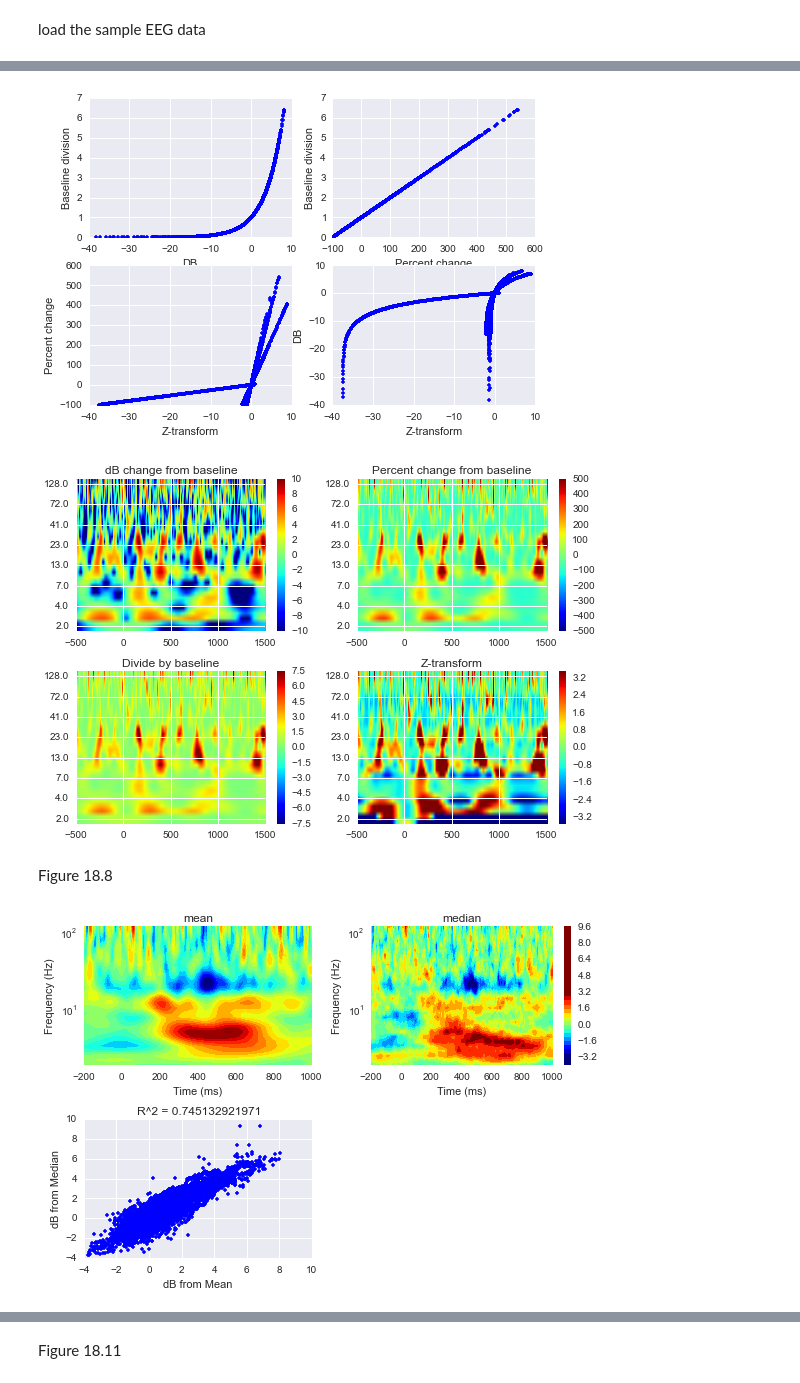
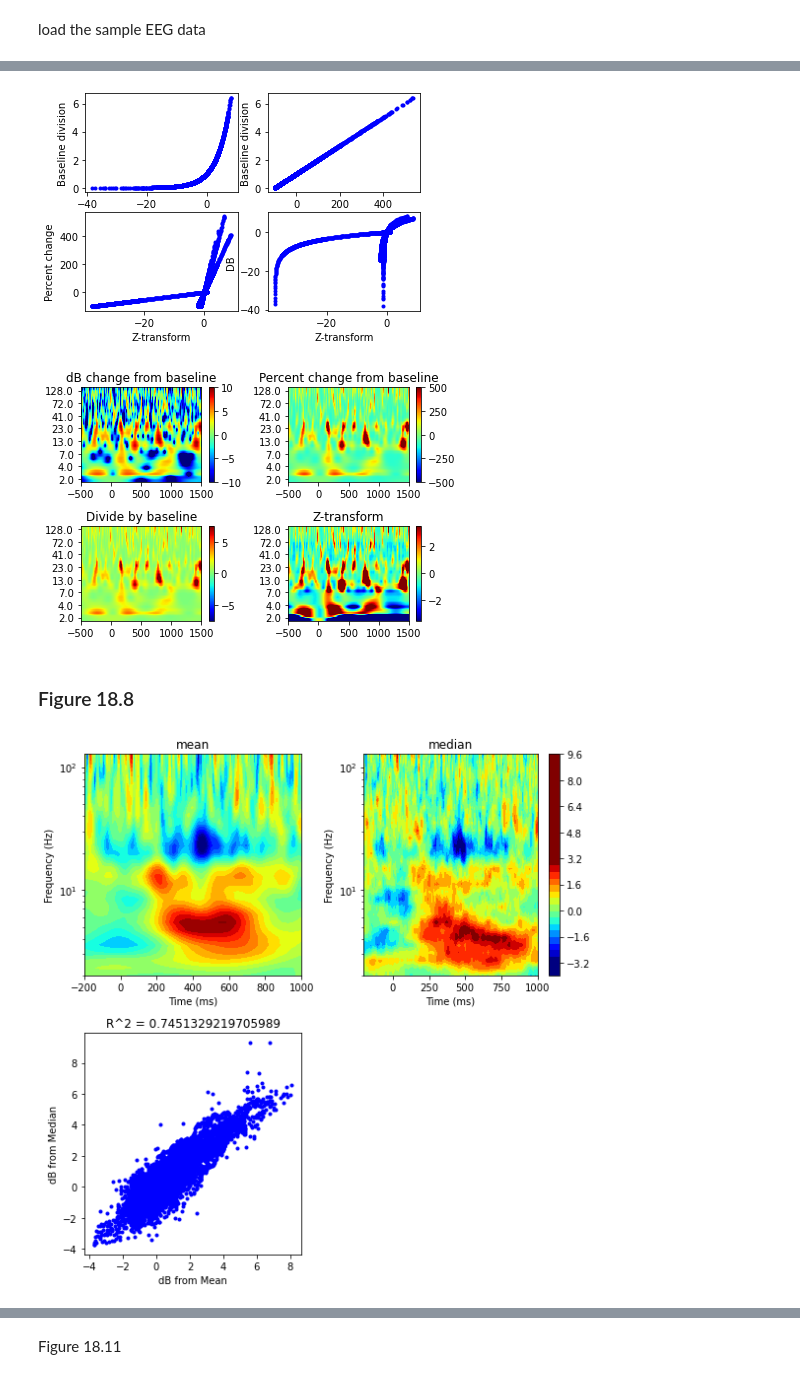
Before and after one commit to lyndond/Analyzing_Neural_Time_Series, a Jupyter notebook: chapter18.ipynb, the cells around one changed output, grey strips where cells are left out. Drawn from its saved outputs; the diff is of its cells as text; code cells hidden in the pictures.

```diff
--- a/chapter18.ipynb
+++ b/chapter18.ipynb
@@ -19,7 +12,3 @@ Import optional library for pretty plots
-# %%
-import seaborn as sns
-sns.set_palette('muted')
-sns.set_style('darkgrid')
 # %% [markdown]
 load the sample EEG data
 # %%
@@ -54,7 +43,7 @@ num_frex = 30
 #other wavelet parameters
 frequencies = logspace(log10(min_freq),log10(max_freq),num_frex)
 time = np.arange(-1,1+1/EEGsrate,1/EEGsrate)
-half_of_wavelet_size = (len(time)-1)/2
+half_of_wavelet_size = len(time)//2
 
 def nextpow2(n):
     m_f = np.log2(n)
@@ -76,7 +65,7 @@ fft_data = fft(squeeze(EEGdata[22,:,0]),n_conv_pow2)
 tf_data = zeros([len(frequencies),EEGpnts])
 
 
-for fi in xrange(len(frequencies)):
+for fi in range(len(frequencies)):
 
     #create wavelet and get its FFT
     wavelet = (pi*frequencies[fi]*sqrt(pi))**(-.5) * exp(2*1j*pi*frequencies[fi]*time)* exp(-time**2/(2*( wavelet_cycles /(2*pi*frequencies[fi]))**2))/frequencies[fi]
@@ -241,7 +228,7 @@ subplot(224)
 plot(baselineZ[::5],dbconverted[::5],'.b')
 _=xlabel('Z-transform'), ylabel('DB')
 # %% [output]
-[figure, old version]
+[figure, new version]
 # %%
 #plot dB-converted power
 subplot(221)
@@ -276,9 +263,9 @@ colorbar()
 
 tight_layout()
 # %% [output]
-[figure, old version]
+[figure, new version]
 # %% [markdown]
-Figure 18.8
+### Figure 18.8
 # %%
 chan2plot = 'FCz' # p1 for figure 18.11
 # define baseline period
@@ -296,7 +283,7 @@ n_conv_pow2   = int(nextpow2(n_convolution))
 
 fft_data = fft(reshape(EEGdata[EEGchanlocslabels == chan2plot,:,:],[640*99],'F'),n_conv_pow2)
 
-for fi in xrange(len(frequencies)):
+for fi in range(len(frequencies)):
 
     #create wavelet and get its FFT
     wavelet = (pi*frequencies[fi]*sqrt(pi))**-.5 * exp(2*1j*pi*frequencies[fi]*time)* exp(-time**2/(2*( wavelet_cycles /(2*pi*frequencies[fi]))**2))/frequencies[fi]
@@ -317,35 +304,34 @@ for fi in xrange(len(frequencies)):
     tf_data[1,fi,:] = median(np.abs(convolution_result_fft)**2,axis=1)
 
 #db-correct and plot
 labelz = ['mean','median']
-
-for i in xrange(2):
+figure(figsize=(8,8))
+for i in range(2):
     baseline_power = mean(tf_data[i,:,baselineidx[0]:baselineidx[1]],axis=1)
     dbconverted = 10*log10(tf_data[i,:,:]/reshape(baseline_power,[len(baseline_power),1]))
 
     # plot
     subplot(2,2,i+1)
     contourf(EEGtimes,frequencies,dbconverted,40,vmin=-3,vmax=3,cmap=cm.jet)
 
     setp(gca(),'xlim',[-200, 1000],'yticks',logspace(log10(frequencies[0]),log10(frequencies[-1]),6),'yticklabels',np.round(logspace(log10(frequencies[0]),log10(frequencies[-1]),6)*10)/10)
     plt.yscale('log')
     title(labelz[i]), ylabel('Frequency (Hz)'), xlabel('Time (ms)')
 colorbar()
-
 
 #plot relationship between mean and median
 subplot(223)
 
 db_mean = 10*log10( tf_data[0,:,:]/reshape(mean(tf_data[0,:,baselineidx[0]:baselineidx[1]],axis=1),[30,1]))
 db_medn = 10*log10( tf_data[1,:,:]/reshape(mean(tf_data[1,:,baselineidx[0]:baselineidx[1]],axis=1),[30,1]))
 
 plot(db_mean[:],db_medn[:],'.b')
 r=np.corrcoef(ravel(db_mean[:]),ravel(db_medn[:]))[0,1]
 title( 'R^2 = ' +str(r*r) )
 xlabel('dB from Mean')
 ylabel('dB from Median')
 
 tight_layout()
 # %% [output]
-[figure, old version]
+[figure, new version]
 # %% [markdown]
```
Also changed, not shown: parts of 27 cells of this notebook, 1 other file.
